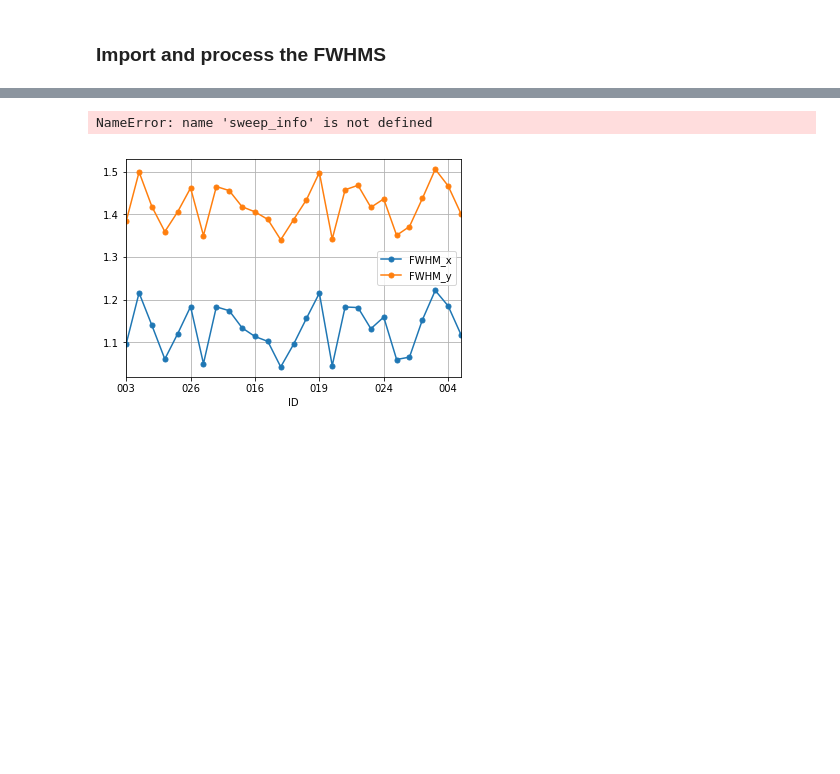
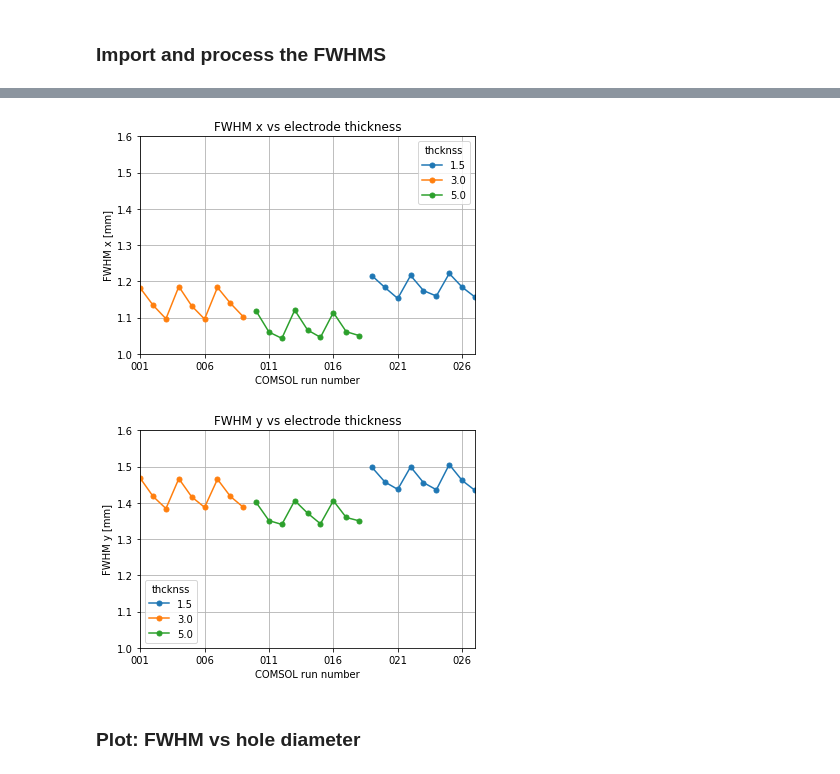
Before and after one commit to kromerh/phd_python, a Jupyter notebook: 03_COMSOL/03_BeamOptics/04_suppression_electrode/02.current_chamber.06.suppr_electrode.comparisonFWHM.ipynb.ipynb, the cells around one changed output, grey strips where cells are left out. Saved outputs shown, nothing was run; the diff lists cells and outputs as text; code cells hidden in the pictures; blank space fills up the shorter version.

Commit message:
analysis suppr electrode

```diff
--- a/03_COMSOL/03_BeamOptics/04_suppression_electrode/02.current_chamber.06.suppr_electrode.comparisonFWHM.ipynb.ipynb
+++ b/03_COMSOL/03_BeamOptics/04_suppression_electrode/02.current_chamber.06.suppr_electrode.comparisonFWHM.ipynb.ipynb
@@ -40,7 +71,11 @@ df.set_index('ID', inplace=True)
 
 df['FWHM_y'] = np.abs(df['FWHM_y'])
 df['FWHM_x'] = np.abs(df['FWHM_x'])
-df = df.sort_inde()
+df = df.sort_index()
 
-print(df_head())
+df = pd.merge(df, df_params, left_index=True, right_index=True)
+
+print(df.head())
+print(df.tail())
+print(df.info())
 # %% [output]
@@ -49,0 +190,4 @@ AttributeError: 'DataFrame' object has no attribute 'sort'
+# %%
+df_thickness = df[['FWHM_y', 'FWHM_x', 'thcknss']].reset_index()
+df_thickness = df_thickness.pivot(index='ID', columns='thcknss', values=['FWHM_x', 'FWHM_y'])
+df_thickness
@@ -50,21 +214,43 @@ AttributeError: 'DataFrame' object has no attribute 'sort'
 # %%
-_ = df.plot(kind='line', style='.-', y=['FWHM_x', 'FWHM_y'], ms=10)
+_ = df_thickness.plot(kind='line', style='.-', y='FWHM_x', ms=10)
 # _ = plt.xlim(np.min(df_data['sweep_val'])*1.05, np.max(df_data['sweep_val'])*0.95)
+_ = plt.ylim(1.0, 1.6)
 _ = plt.grid()
-_ = plt.xlabel(sweep_info)
-_ = plt.ylabel(y_label)
-_ = plt.title(fig_title)
+_ = plt.xlabel('COMSOL run number')
+_ = plt.ylabel('FWHM x [mm]')
+_ = plt.title('FWHM x vs electrode thickness')
 
 
 # save figure
 directory = f'{fig_save_path}/'
 if not os.path.exists(directory):
     os.makedirs(directory)
 
-filename =  f'{fig_save_path}/comparison_FWHM'
+filename =  f'{fig_save_path}/comparison_FWHMx_thcknss'
 
-# plt.savefig(filename + '.png', dpi=600)
+plt.savefig(filename + '.png', dpi=600)
 plt.show()
+
+_ = df_thickness.plot(kind='line', style='.-', y='FWHM_y', ms=10)
+# _ = plt.xlim(np.min(df_data['sweep_val'])*1.05, np.max(df_data['sweep_val'])*0.95)
+_ = plt.ylim(1.0, 1.6)
+_ = plt.grid()
+_ = plt.xlabel('COMSOL run number')
+_ = plt.ylabel('FWHM y [mm]')
+_ = plt.title('FWHM y vs electrode thickness')
+
+
+# save figure
+directory = f'{fig_save_path}/'
+if not os.path.exists(directory):
+    os.makedirs(directory)
+
+filename =  f'{fig_save_path}/comparison_FWHMy_thcknss'
+
+plt.savefig(filename + '.png', dpi=600)
+plt.show()
 # %% [output]
-NameError: name 'sweep_info' is not defined
-[figure, old version]
+[figure, new version]
+[figure, added]
+# %% [markdown]
+### Plot: FWHM vs hole diameter
```
Also changed, not shown: parts of 13 cells of this notebook.
